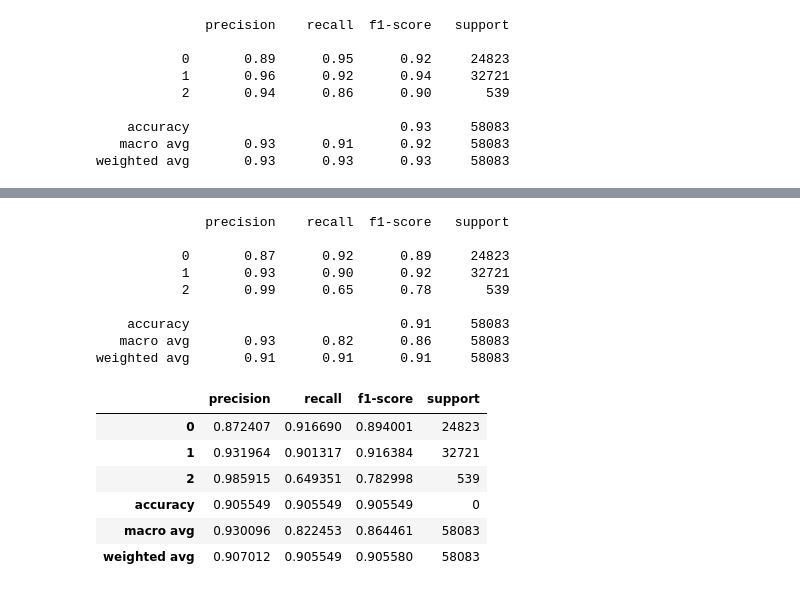
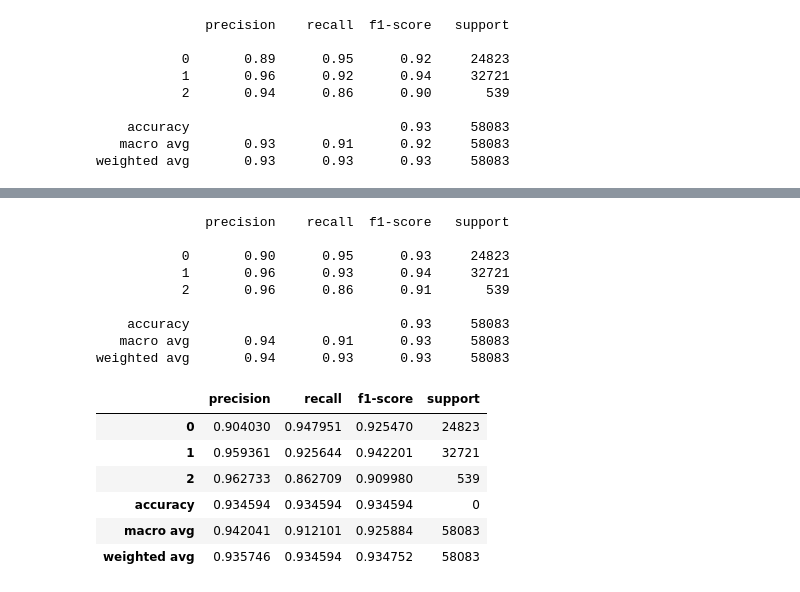
Before and after one commit to annahauk/CS513, a Jupyter notebook: models/GradientBoosting.ipynb, the cells around one changed output, grey strips where cells are left out. Saved outputs shown, nothing was run; the diff lists cells and outputs as text; code cells hidden in the pictures.

```diff
--- a/models/GradientBoosting.ipynb
+++ b/models/GradientBoosting.ipynb
@@ -119,3 +122,15 @@ Fitting 3 folds for each of 27 candidates, totalling 81 fits
 [CV 3/3] END learning_rate=0.1, max_depth=5, min_samples_leaf=4, n_estimators=300;, score=0.931 total time= 1.8min
 Best parameters for df: {'learning_rate': 0.1, 'max_depth': 5, 'min_samples_leaf': 1, 'n_estimators': 300}
 Best score for df: 0.9304419095119894
+# %%
+# run gridsearch on df2
+param_grid = {'n_estimators': [100, 200, 300],
+    'learning_rate': [0.01, 0.1],
+    'max_depth': [3, 4, 5],
+    'min_samples_leaf': [1, 2, 4]
+}
+grid_search2 = GridSearchCV(GradientBoostingClassifier(random_state=1234), param_grid, cv=3, n_jobs=-1, verbose=3)
+grid_search2.fit(X_train2, y_train2)
+
+print('Best parameters for df2:', grid_search2.best_params_)
+print('Best score for df2:', grid_search2.best_score_)
@@ -154,30 +208,36 @@ weighted avg       0.93      0.93      0.93     58083
 # %%
-# print classification report for df2 with best model
-grid_search.fit(X_train2, y_train2)
-
-print(classification_report(y_test2, y_pred_best2))
+# generate classification report on df2 with best model
+best_model2 = grid_search2.best_estimator_
+y_pred2 = best_model2.predict(X_test2)
+print(classification_report(y_test2, y_pred2))
 # %% [output]
               precision    recall  f1-score   support
 
-           0       0.87      0.92      0.89     24823
-           1       0.93      0.90      0.92     32721
-           2       0.99      0.65      0.78       539
+           0       0.90      0.95      0.93     24823
+           1       0.96      0.93      0.94     32721
+           2       0.96      0.86      0.91       539
 
-    accuracy                           0.91     58083
-   macro avg       0.93      0.82      0.86     58083
-weighted avg       0.91      0.91      0.91     58083
+    accuracy                           0.93     58083
+   macro avg       0.94      0.91      0.93     58083
+weighted avg       0.94      0.93      0.93     58083
 # %%
-# style the classification report for df2 with entropy criterion
-report_entropy2 = classification_report(y_test2, y_pred_entropy2, digits=2, output_dict=True)
-df_entropy2 = pd.DataFrame(report_entropy2).T
-df_entropy2['support'] = df_entropy2['support'].apply(int)
-styled_df_entropy2 = df_entropy2.style.background_gradient(cmap='viridis', subset=pd.IndexSlice['0':'9', :'f1-score'])
-styled_df_entropy2
+# Generate classification report
+report = classification_report(y_test2, y_pred2, digits=2, output_dict=True)
+df = pd.DataFrame(report).T
+
+# Convert support column to integer
+df['support'] = df['support'].apply(int)
+
+# Apply background gradient
+styled_df = df.style.background_gradient(cmap='viridis', subset=pd.IndexSlice['0':'9', :'f1-score'])
+
+# Display the styled DataFrame
+styled_df
 # %% [output]
 |  | precision | recall | f1-score | support |
-| 0 | 0.872407 | 0.916690 | 0.894001 | 24823 |
-| 1 | 0.931964 | 0.901317 | 0.916384 | 32721 |
-| 2 | 0.985915 | 0.649351 | 0.782998 | 539 |
-| accuracy | 0.905549 | 0.905549 | 0.905549 | 0 |
-| macro avg | 0.930096 | 0.822453 | 0.864461 | 58083 |
-| weighted avg | 0.907012 | 0.905549 | 0.905580 | 58083 |
+| 0 | 0.904030 | 0.947951 | 0.925470 | 24823 |
+| 1 | 0.959361 | 0.925644 | 0.942201 | 32721 |
+| 2 | 0.962733 | 0.862709 | 0.909980 | 539 |
+| accuracy | 0.934594 | 0.934594 | 0.934594 | 0 |
+| macro avg | 0.942041 | 0.912101 | 0.925884 | 58083 |
+| weighted avg | 0.935746 | 0.934594 | 0.934752 | 58083 |
```
Also changed, not shown: parts of 3 cells of this notebook, 1 other file.
